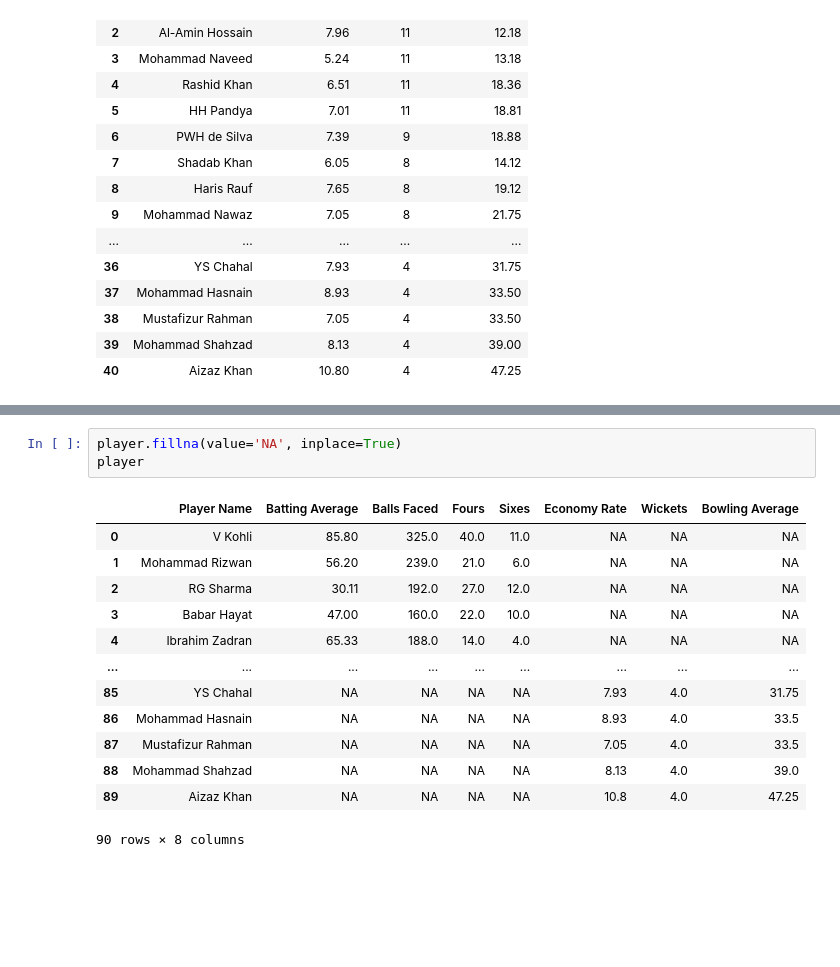
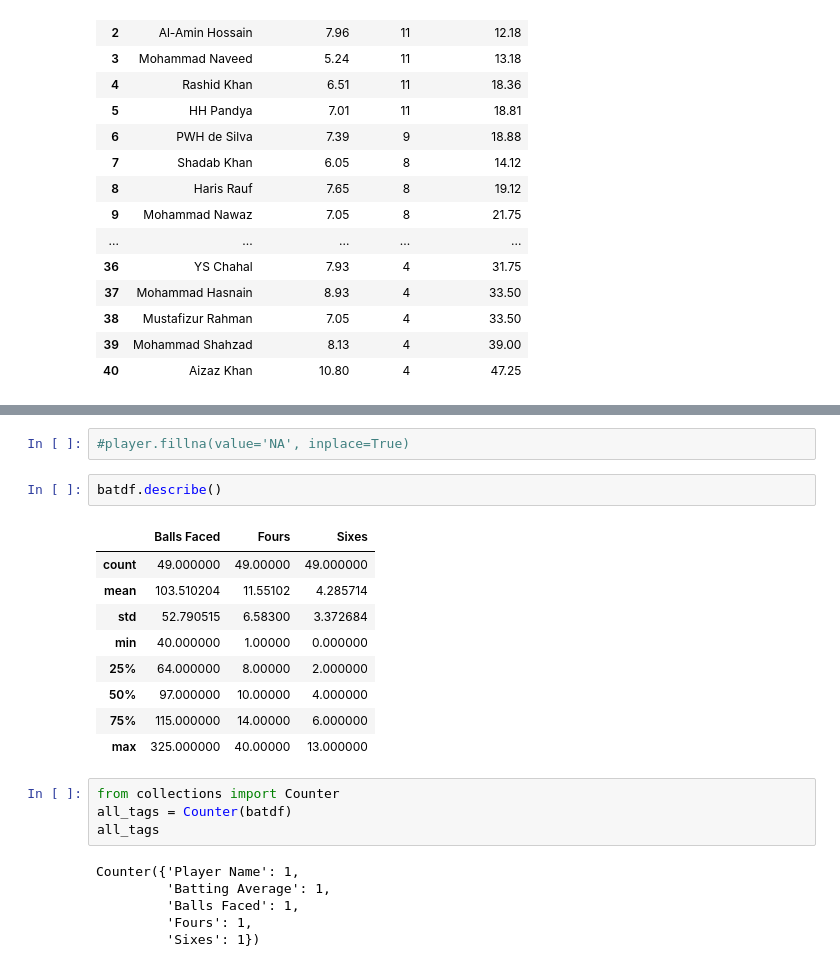
Before and after one commit to Vikaslh/Crick-stat-index-11, a Jupyter notebook: Classfify.ipynb, the cells around one changed output, grey strips where cells are left out. Cells and saved outputs as stored; diff of their text form; blank space fills up the shorter version.

```diff
--- a/Classfify.ipynb
+++ b/Classfify.ipynb
@@ -87,17 +73,24 @@ player
 # %%
-player.fillna(value='NA', inplace=True)
-player
+#player.fillna(value='NA', inplace=True)
-# %% [output]
-|  | Player Name | Batting Average | Balls Faced | Fours | Sixes | Economy Rate | Wickets | Bowling Average |
-| 0 | V Kohli | 85.80 | 325.0 | 40.0 | 11.0 | NA | NA | NA |
-| 1 | Mohammad Rizwan | 56.20 | 239.0 | 21.0 | 6.0 | NA | NA | NA |
-| 2 | RG Sharma | 30.11 | 192.0 | 27.0 | 12.0 | NA | NA | NA |
-| 3 | Babar Hayat | 47.00 | 160.0 | 22.0 | 10.0 | NA | NA | NA |
-| 4 | Ibrahim Zadran | 65.33 | 188.0 | 14.0 | 4.0 | NA | NA | NA |
-| ... | ... | ... | ... | ... | ... | ... | ... | ... |
-| 85 | YS Chahal | NA | NA | NA | NA | 7.93 | 4.0 | 31.75 |
-| 86 | Mohammad Hasnain | NA | NA | NA | NA | 8.93 | 4.0 | 33.5 |
-| 87 | Mustafizur Rahman | NA | NA | NA | NA | 7.05 | 4.0 | 33.5 |
-| 88 | Mohammad Shahzad | NA | NA | NA | NA | 8.13 | 4.0 | 39.0 |
-| 89 | Aizaz Khan | NA | NA | NA | NA | 10.8 | 4.0 | 47.25 |
-90 rows × 8 columns
+# %%
+batdf.describe()
+# %% [output]
+|  | Balls Faced | Fours | Sixes |
+| count | 49.000000 | 49.00000 | 49.000000 |
+| mean | 103.510204 | 11.55102 | 4.285714 |
+| std | 52.790515 | 6.58300 | 3.372684 |
+| min | 40.000000 | 1.00000 | 0.000000 |
+| 25% | 64.000000 | 8.00000 | 2.000000 |
+| 50% | 97.000000 | 10.00000 | 4.000000 |
+| 75% | 115.000000 | 14.00000 | 6.000000 |
+| max | 325.000000 | 40.00000 | 13.000000 |
+# %%
+from collections import Counter
+all_tags = Counter(batdf)
+all_tags
+# %% [output]
+Counter({'Player Name': 1,
+         'Batting Average': 1,
+         'Balls Faced': 1,
+         'Fours': 1,
+         'Sixes': 1})
```
Also changed, not shown: parts of 2 cells of this notebook, 1 other file.
